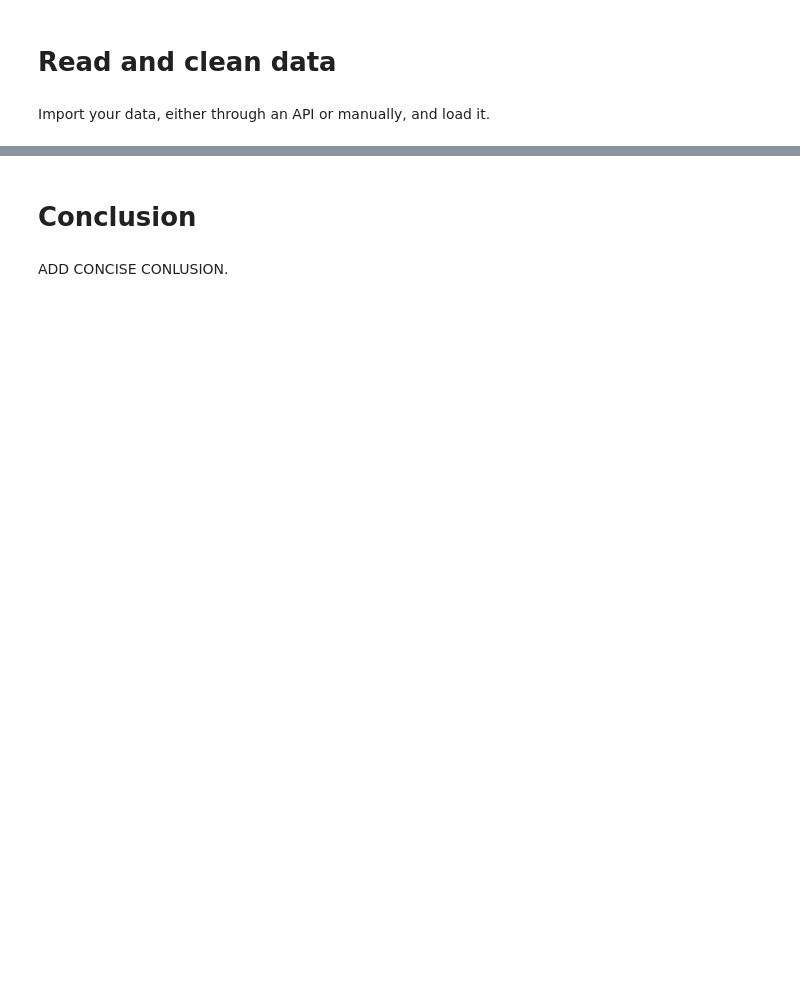
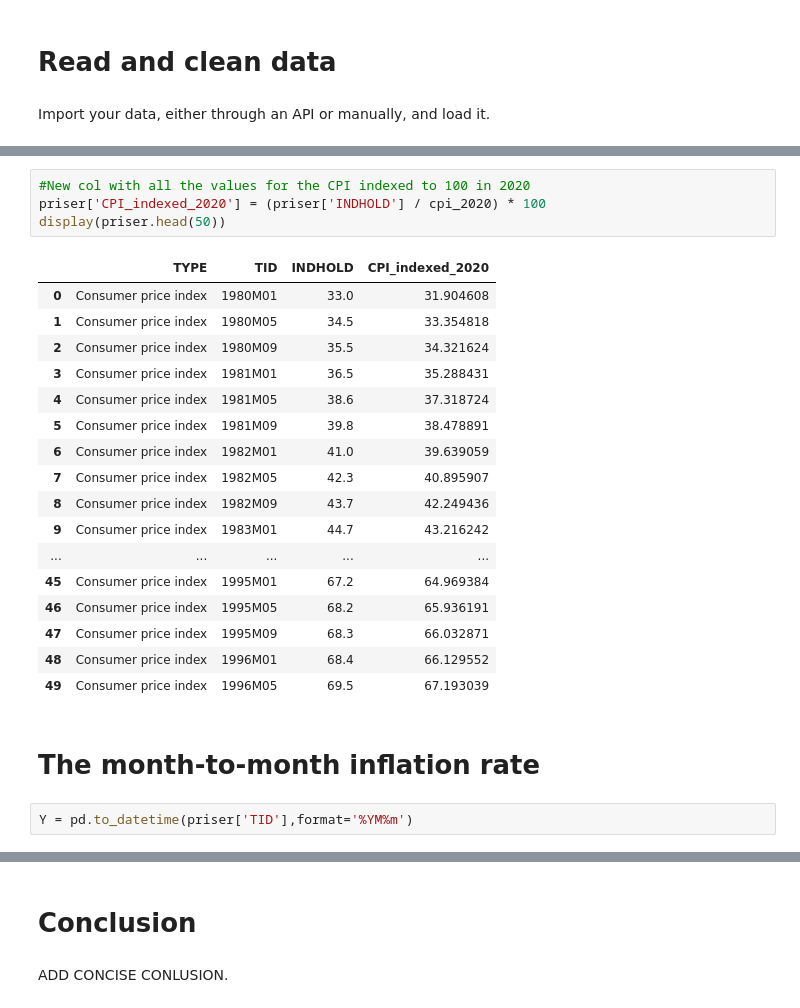
Before and after one commit to gcr710/Andreas, a Jupyter notebook: dataproject/dataproject.ipynb, the cells around one changed output, grey strips where cells are left out. Cells and saved outputs as stored; diff of their text form; blank space fills up the shorter version.

```diff
--- a/dataproject/dataproject.ipynb
+++ b/dataproject/dataproject.ipynb
@@ -77,0 +104,26 @@ Make sure that your resulting data sets have the correct number of rows and colu
+# %%
+#New col with all the values for the CPI indexed to 100 in 2020
+priser['CPI_indexed_2020'] = (priser['INDHOLD'] / cpi_2020) * 100
+display(priser.head(50))
+# %% [output]
+|  | TYPE | TID | INDHOLD | CPI_indexed_2020 |
+| 0 | Consumer price index | 1980M01 | 33.0 | 31.904608 |
+| 1 | Consumer price index | 1980M05 | 34.5 | 33.354818 |
+| 2 | Consumer price index | 1980M09 | 35.5 | 34.321624 |
+| 3 | Consumer price index | 1981M01 | 36.5 | 35.288431 |
+| 4 | Consumer price index | 1981M05 | 38.6 | 37.318724 |
+| 5 | Consumer price index | 1981M09 | 39.8 | 38.478891 |
+| 6 | Consumer price index | 1982M01 | 41.0 | 39.639059 |
+| 7 | Consumer price index | 1982M05 | 42.3 | 40.895907 |
+| 8 | Consumer price index | 1982M09 | 43.7 | 42.249436 |
+| 9 | Consumer price index | 1983M01 | 44.7 | 43.216242 |
+| ... | ... | ... | ... | ... |
+| 45 | Consumer price index | 1995M01 | 67.2 | 64.969384 |
+| 46 | Consumer price index | 1995M05 | 68.2 | 65.936191 |
+| 47 | Consumer price index | 1995M09 | 68.3 | 66.032871 |
+| 48 | Consumer price index | 1996M01 | 68.4 | 66.129552 |
+| 49 | Consumer price index | 1996M05 | 69.5 | 67.193039 |
+# %% [markdown]
+# The month-to-month inflation rate
+# %%
+Y = pd.to_datetime(priser['TID'],format='%YM%m')
```
Also changed, not shown: parts of 24 cells of this notebook, 2 other files.
